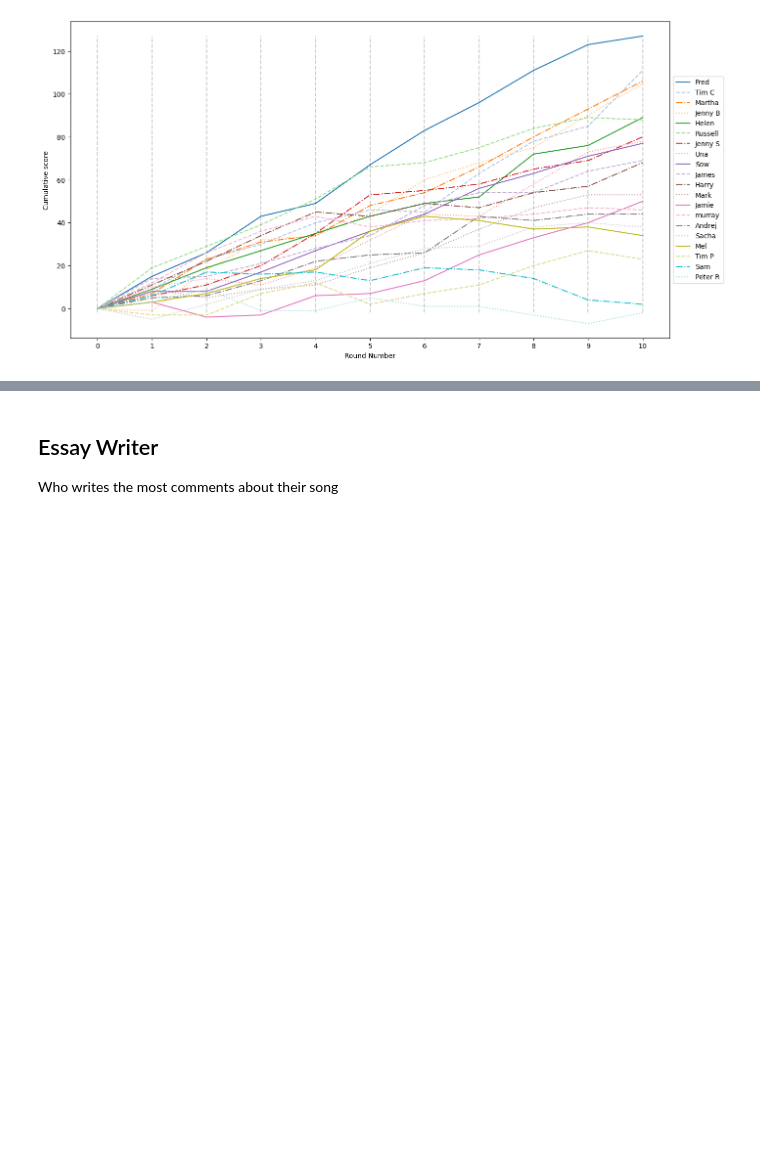
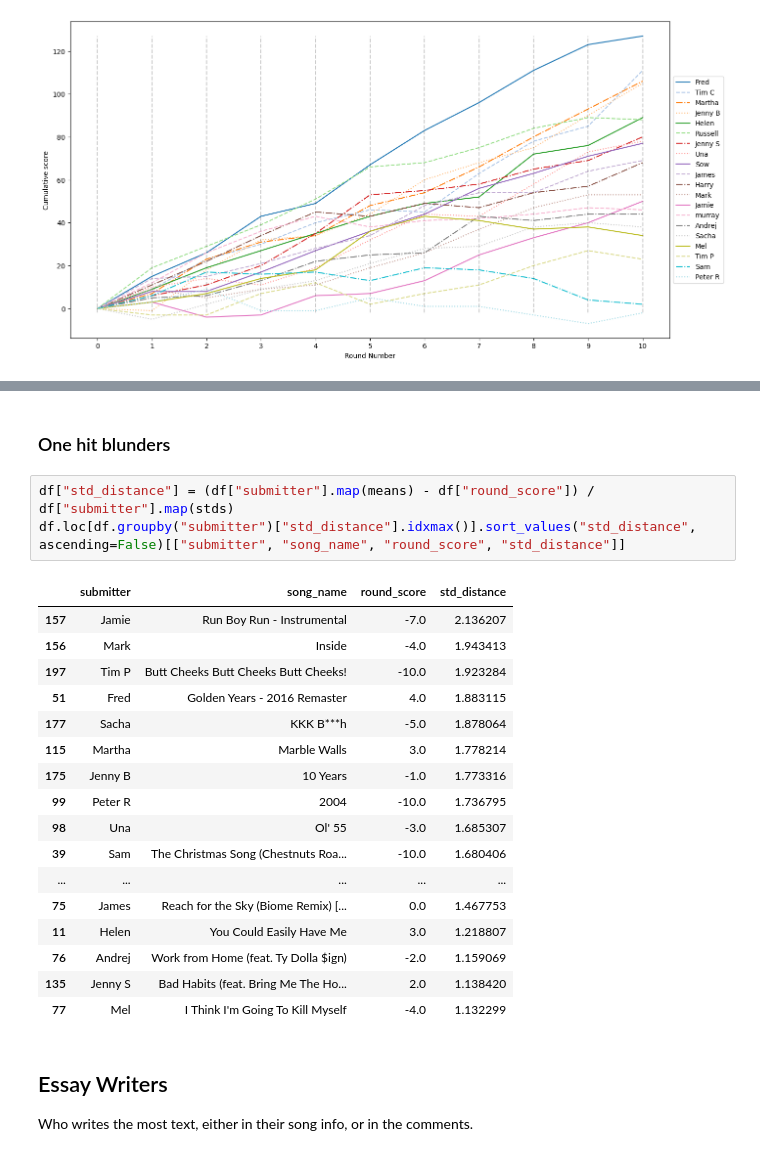
Before and after one commit to fred-cook/music-league-graphs, a Jupyter notebook: music_league_graphs/stats.ipynb, the cells around one changed output, grey strips where cells are left out. Cells and saved outputs as stored; diff of their text form; blank space fills up the shorter version.

Commit message:
#2 added couple of comment stats

```diff
--- a/music_league_graphs/stats.ipynb
+++ b/music_league_graphs/stats.ipynb
@@ -686,6 +731,29 @@ plt.show()
+# %% [markdown]
+### One hit blunders
+# %%
+df["std_distance"] = (df["submitter"].map(means) - df["round_score"]) / df["submitter"].map(stds)
+df.loc[df.groupby("submitter")["std_distance"].idxmax()].sort_values("std_distance", ascending=False)[["submitter", "song_name", "round_score", "std_distance"]]
+# %% [output]
+|  | submitter | song_name | round_score | std_distance |
+| 157 | Jamie | Run Boy Run - Instrumental | -7.0 | 2.136207 |
+| 156 | Mark | Inside | -4.0 | 1.943413 |
+| 197 | Tim P | Butt Cheeks Butt Cheeks Butt Cheeks! | -10.0 | 1.923284 |
+| 51 | Fred | Golden Years - 2016 Remaster | 4.0 | 1.883115 |
+| 177 | Sacha | KKK B***h | -5.0 | 1.878064 |
+| 115 | Martha | Marble Walls | 3.0 | 1.778214 |
+| 175 | Jenny B | 10 Years | -1.0 | 1.773316 |
+| 99 | Peter R | 2004 | -10.0 | 1.736795 |
+| 98 | Una | Ol' 55 | -3.0 | 1.685307 |
+| 39 | Sam | The Christmas Song (Chestnuts Roa... | -10.0 | 1.680406 |
+| ... | ... | ... | ... | ... |
+| 75 | James | Reach for the Sky (Biome Remix) [... | 0.0 | 1.467753 |
+| 11 | Helen | You Could Easily Have Me | 3.0 | 1.218807 |
+| 76 | Andrej | Work from Home (feat. Ty Dolla $ign) | -2.0 | 1.159069 |
+| 135 | Jenny S | Bad Habits (feat. Bring Me The Ho... | 2.0 | 1.138420 |
+| 77 | Mel | I Think I'm Going To Kill Myself | -4.0 | 1.132299 |
 # %% [markdown]
-## Essay Writer
+## Essay Writers
 
-Who writes the most comments about their song
+Who writes the most text, either in their song info, or in the comments.
 # %%
 word_counts = (
```
Also changed, not shown: parts of 23 cells of this notebook.
